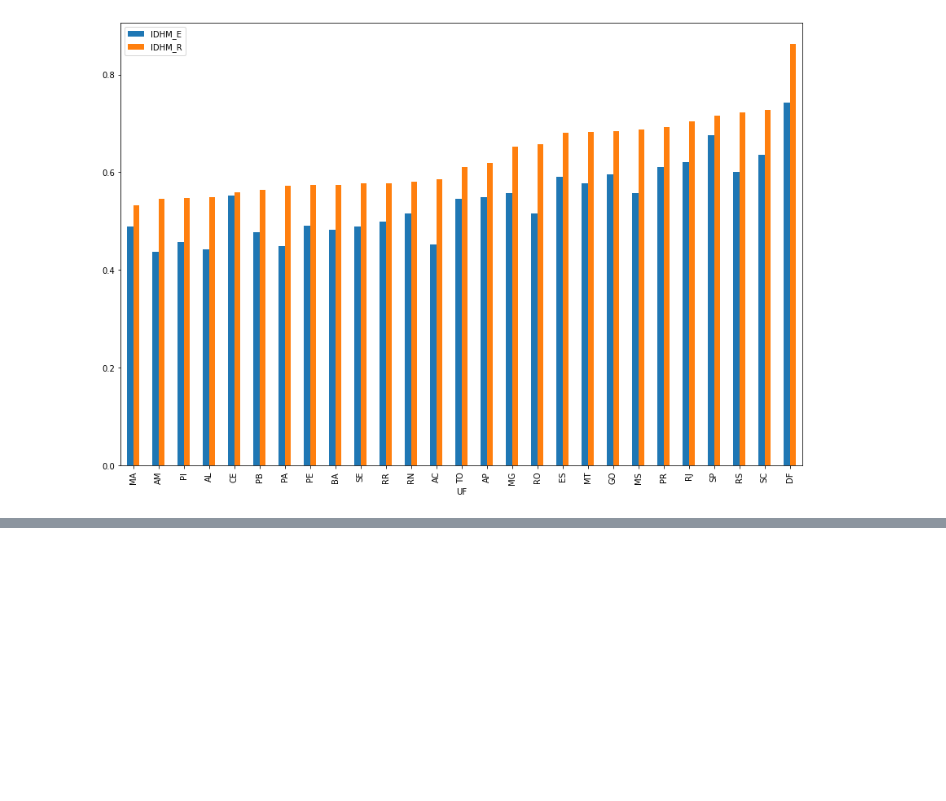
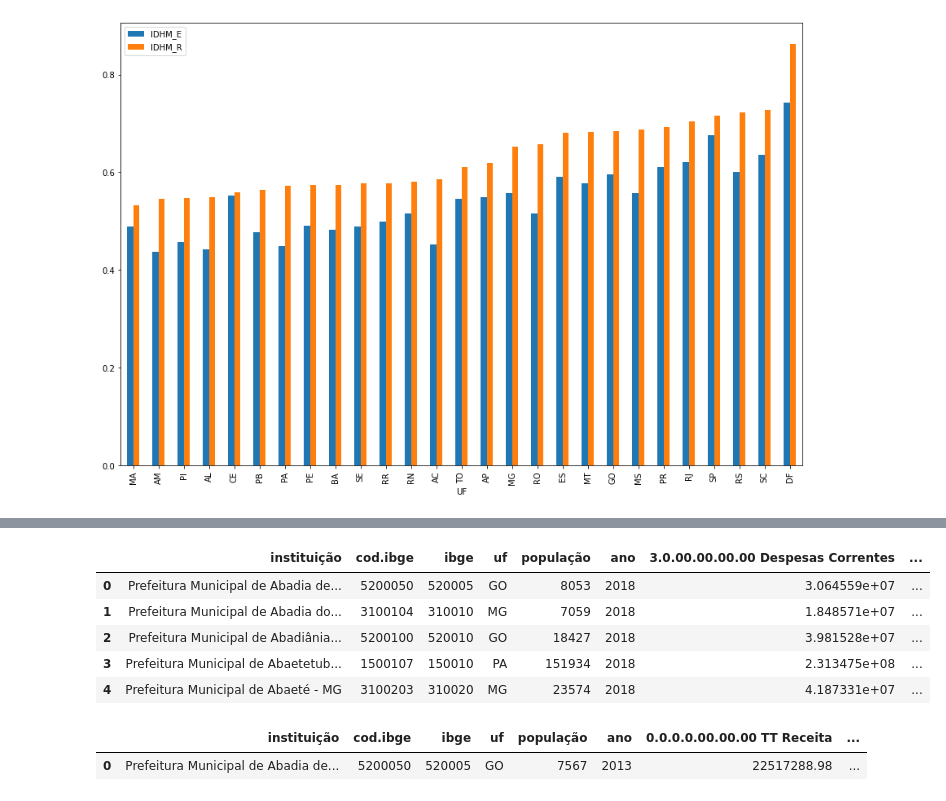
Before and after one commit to LucaDillenburg/Data-Analytics-Covid, a Jupyter notebook: main.ipynb, the cells around one changed output, grey strips where cells are left out. Saved outputs shown, nothing was run; the diff lists cells and outputs as text; code cells hidden in the pictures; blank space fills up the shorter version.

```diff
--- a/main.ipynb
+++ b/main.ipynb
@@ -196,0 +227,18 @@ Para descobrir se esses dois dados quantitativos tem correlação, vamos usar a
+# %%
+PATH_FINBRA_DO = 'Datasets/Finbra/finbra_do_consolidado.csv'
+df_despesas = pd.read_csv(PATH_FINBRA_DO, sep=r'\s*,\s*', header=0, engine='python')
+df_despesas.head()
+# %% [output]
+|  | instituição | cod.ibge | ibge | uf | população | ano | 3.0.00.00.00.00 Despesas Correntes | ... |
+| 0 | Prefeitura Municipal de Abadia de... | 5200050 | 520005 | GO | 8053 | 2018 | 3.064559e+07 | ... |
+| 1 | Prefeitura Municipal de Abadia do... | 3100104 | 310010 | MG | 7059 | 2018 | 1.848571e+07 | ... |
+| 2 | Prefeitura Municipal de Abadiânia... | 5200100 | 520010 | GO | 18427 | 2018 | 3.981528e+07 | ... |
+| 3 | Prefeitura Municipal de Abaetetub... | 1500107 | 150010 | PA | 151934 | 2018 | 2.313475e+08 | ... |
+| 4 | Prefeitura Municipal de Abaeté - MG | 3100203 | 310020 | MG | 23574 | 2018 | 4.187331e+07 | ... |
+# %%
+PATH_FINBRA_RO = 'Datasets/Finbra/finbra_ro_consolidado.csv'
+df_receitas = pd.read_csv(PATH_FINBRA_RO, sep=r'\s*,\s*', header=0, engine='python')
+df_receitas.head(1)
+# %% [output]
+|  | instituição | cod.ibge | ibge | uf | população | ano | 0.0.0.0.00.00.00 TT Receita | ... |
+| 0 | Prefeitura Municipal de Abadia de... | 5200050 | 520005 | GO | 7567 | 2013 | 22517288.98 | ... |
```
Also changed, not shown: parts of 46 cells of this notebook, 6 other files.
